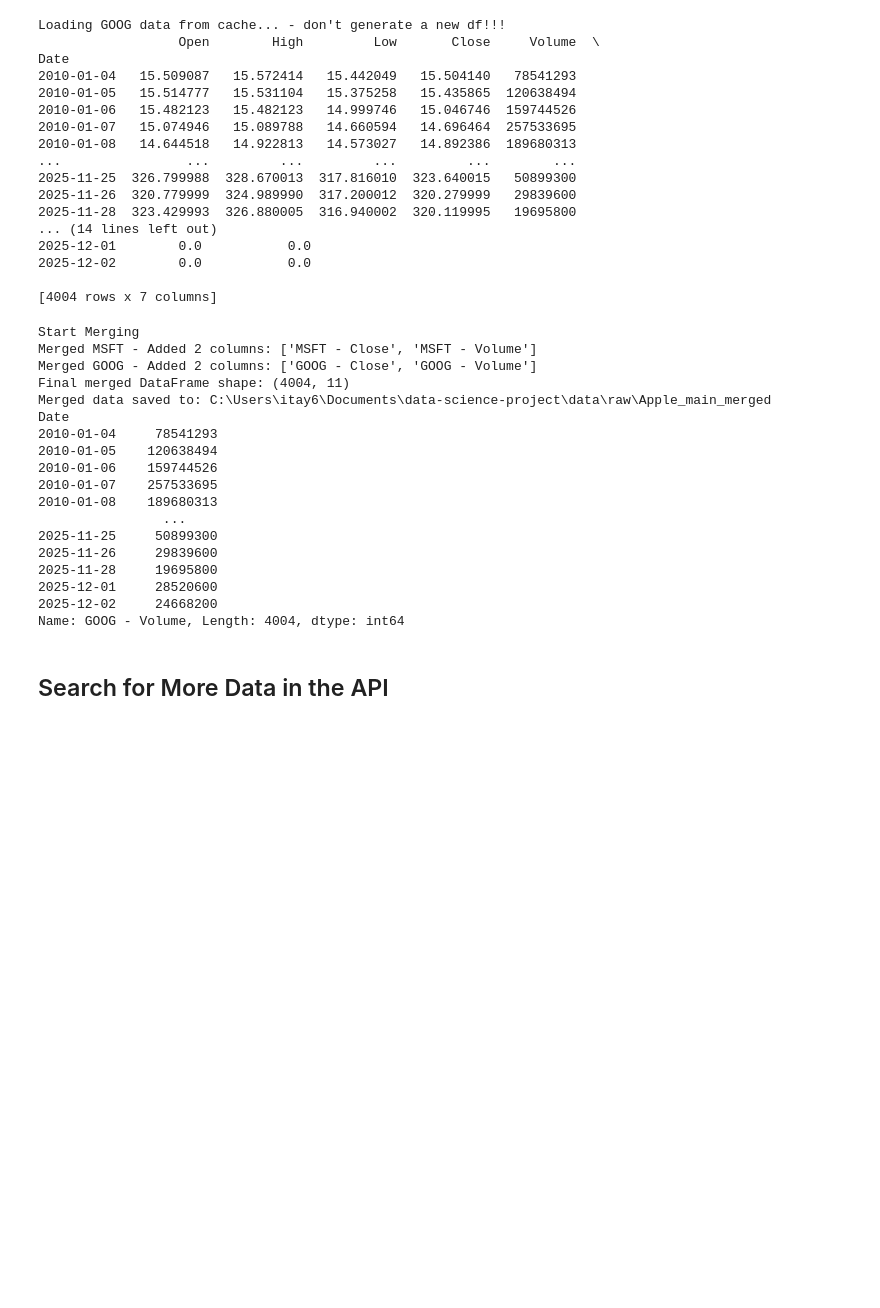
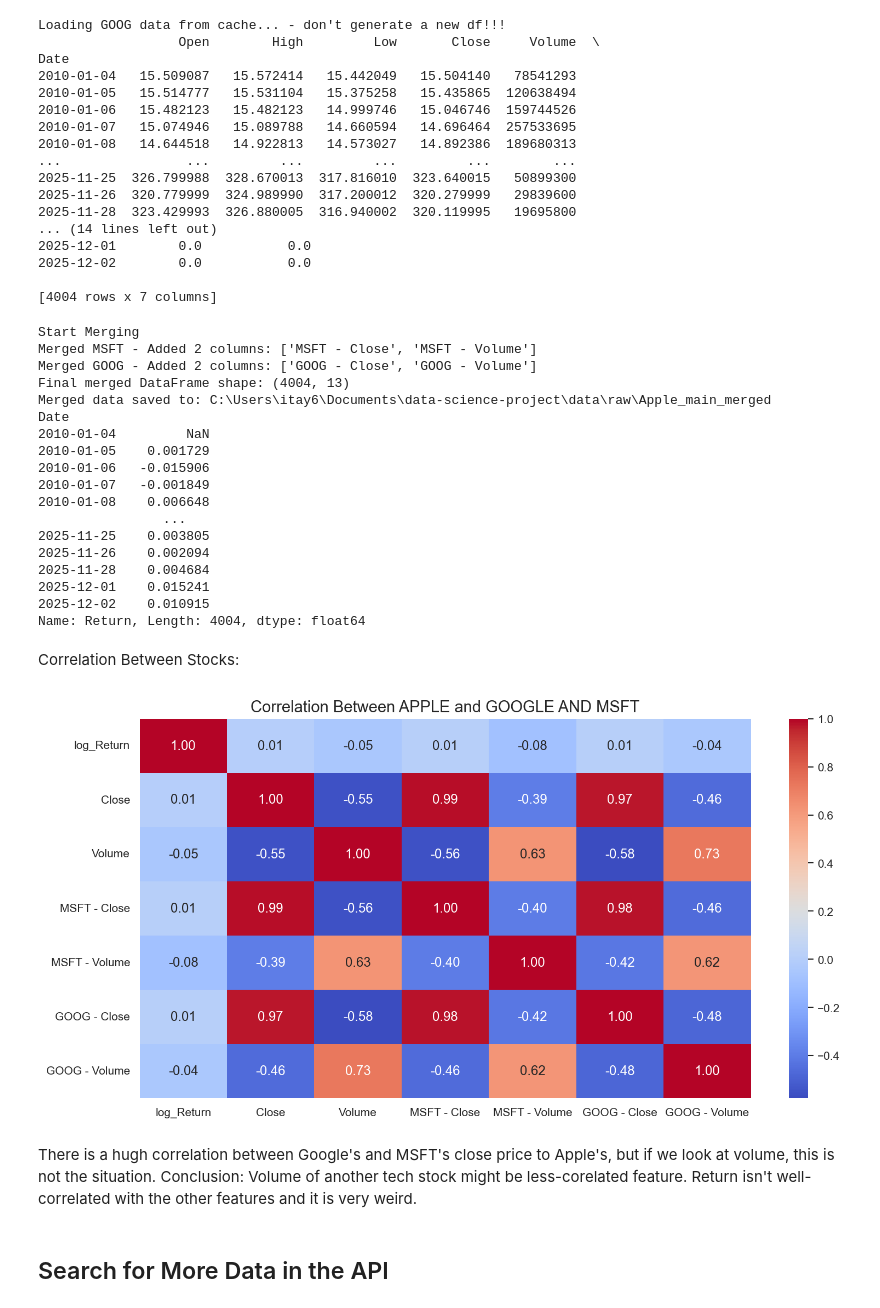
Before and after one commit to itaymutzafi/data-science-project, a Jupyter notebook: Final_Project_Report.ipynb, the cells around one changed output. Cells and saved outputs as stored; diff of their text form; code cells hidden in the pictures; blank space fills up the shorter version.

Commit message:
Edit schema and returns

```diff
--- a/Final_Project_Report.ipynb
+++ b/Final_Project_Report.ipynb
@@ -152,6 +152,9 @@ start_time = date(2010, 1, 1)
 end_time = date(2025, 12, 3)
 AAPL = yf.Ticker("AAPL")
 df = fetch_sample_data(AAPL, start_time, end_time)
+df['Return'] = df['Close'].pct_change()
+df['Log_Return'] = np.log(df['Close'] / df['Close'].shift(1))
+
 print(df)
 # %% [output]
 Loading AAPL data from cache... - don't generate a new df!!!
@@ -438,27 +481,40 @@ Date
 # %%
 # Check if the merge function works
 merged_df = merge_df_by_date(df, [MSFT, GOOG], ["MSFT", "GOOG"],"Apple_main_merged")
-print(merged_df['GOOG - Volume'])
+print(merged_df['Return'])
 # It works!
 # %% [output]
 Start Merging
 Merged MSFT - Added 2 columns: ['MSFT - Close', 'MSFT - Volume']
 Merged GOOG - Added 2 columns: ['GOOG - Close', 'GOOG - Volume']
-Final merged DataFrame shape: (4004, 11)
+Final merged DataFrame shape: (4004, 13)
 Merged data saved to: C:\Users\itay6\Documents\data-science-project\data\raw\Apple_main_merged
 Date
-2010-01-04     78541293
-2010-01-05    120638494
-2010-01-06    159744526
-2010-01-07    257533695
-2010-01-08    189680313
+2010-01-04         NaN
+2010-01-05    0.001729
+2010-01-06   -0.015906
+2010-01-07   -0.001849
+2010-01-08    0.006648
                 ...
-2025-11-25     50899300
-2025-11-26     29839600
-2025-11-28     19695800
-2025-12-01     28520600
-2025-12-02     24668200
-Name: GOOG - Volume, Length: 4004, dtype: int64
+2025-11-25    0.003805
+2025-11-26    0.002094
+2025-11-28    0.004684
+2025-12-01    0.015241
+2025-12-02    0.010915
+Name: Return, Length: 4004, dtype: float64
+# %% [markdown]
+Correlation Between Stocks:
+# %%
+cols = ['log_Return','Close', 'Volume', 'MSFT - Close', 'MSFT - Volume', 'GOOG - Close', 'GOOG - Volume']
+corr_df = merged_df[cols].corr()
+sns.heatmap(corr_df, annot=True, cmap="coolwarm", fmt=".2f")
+plt.title("Correlation Between APPLE and GOOGLE AND MSFT")
+plt.show()
+# %% [output]
+[figure, added]
+# %% [markdown]
+There is a hugh correlation between Google's and MSFT's close price to Apple's, but if we look at volume, this is not the situation.
+Conclusion: Volume of another tech stock might be less-corelated feature. Return isn't well-correlated with the other features and it is very weird.
 # %% [markdown]
 ## Search for More Data in the API
 # %%
```
Also changed, not shown: parts of 14 cells of this notebook, 1 other file.
